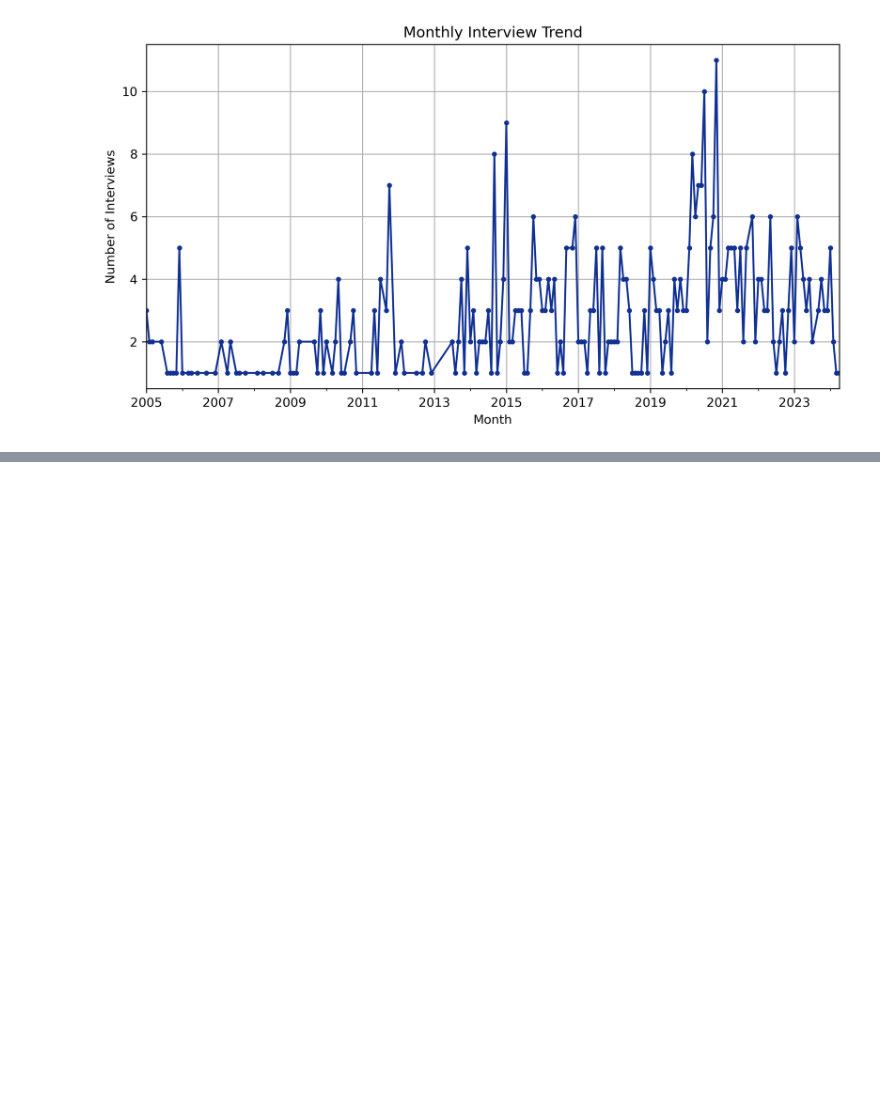
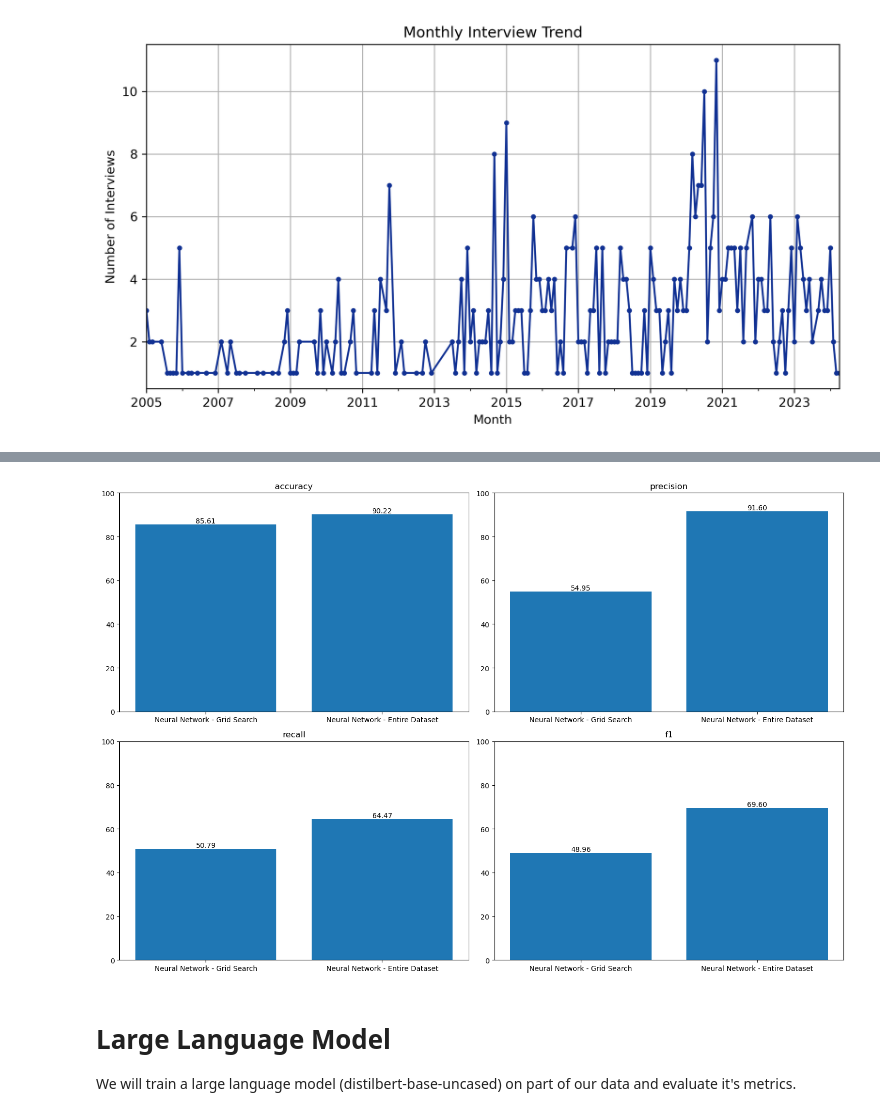
Before and after one commit to lalvarezpoli/DSDM_Thesis, a Jupyter notebook: Metaphor_Extraction.ipynb, the cells around one changed output, grey strips where cells are left out. Saved outputs shown, nothing was run; the diff lists cells and outputs as text; code cells hidden in the pictures; blank space fills up the shorter version.

```diff
--- a/Metaphor_Extraction.ipynb
+++ b/Metaphor_Extraction.ipynb
@@ -311,0 +588,19 @@ plt.show()
+# %%
+# Predict on the entire dataset and save the results
+sequences_all = tokenizer.texts_to_sequences(df_model["Sentence"])
+
+padded_sequences_all = pad_sequences(sequences_all, padding='post', maxlen=max_length)
+
+# Predict the entire dataset
+y_pred_all = model_nn.predict(padded_sequences_all)
+
+# Change the predictions to binary True/False
+y_pred_all = [True if pred > 0.5 else False for pred in y_pred_all]
+
+# Save the results
+df_model['Predicted_NN'] = y_pred_all
+
+# Evaluate the model on the entire dataset
+metrics.run(df_model['Matched'], df_model['Predicted_NN'], 'Neural Network - Entire Dataset')
+metrics.plot()
+# %% [output]
@@ -311,0 +608,5 @@ plt.show()
+[figure, added]
+# %% [markdown]
+# Large Language Model
+
+We will train a large language model (distilbert-base-uncased) on part of our data and evaluate it's metrics.
```
Also changed, not shown: parts of 30 cells of this notebook, 8 other files.
